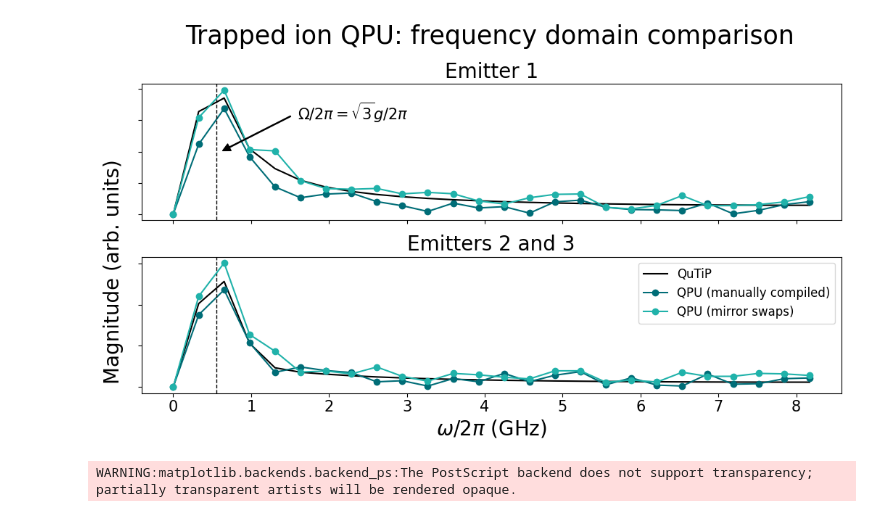
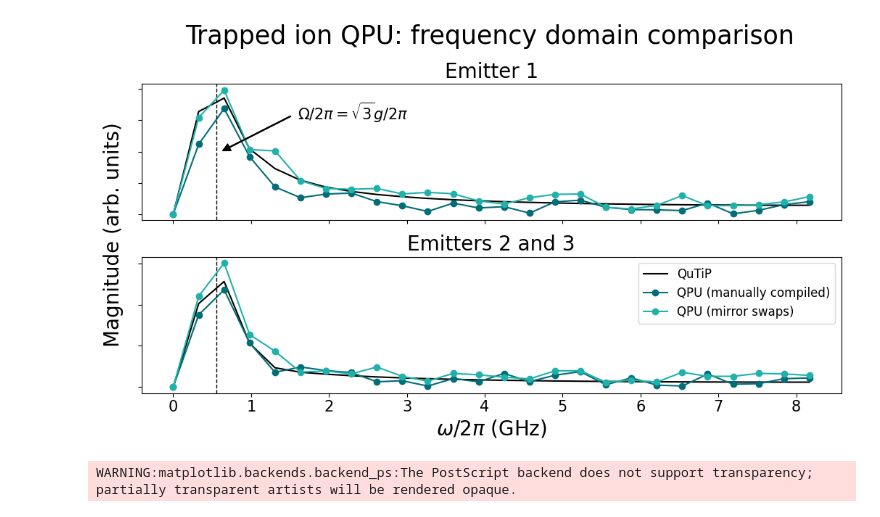
Before and after one commit to radulaski/CQED_quantum_simulation, a Jupyter notebook: notebooks/QSCOUT_fourier.ipynb, the cells around one changed output. Drawn from its saved outputs; the diff is of its cells as text; code cells hidden in the pictures.

```diff
--- a/notebooks/QSCOUT_fourier.ipynb
+++ b/notebooks/QSCOUT_fourier.ipynb
@@ -97,35 +97,35 @@ axes[0].plot(freqs, em1_fft_nox, label="QPU (mirror swaps)", marker='o', color='
 
 em23_fft_nox = np.abs(np.fft.rfft(mirror_results["avg_0100_0010"] - mirror_results["avg_0100_0010"].mean(), n))
 axes[1].plot(freqs, em23_fft_nox, label="QPU (mirror swaps)", marker='o', color='#20b2aa')
 
 
 axes[1].set_xlabel(r"$\omega / 2\pi$ (GHz)", fontsize=20)
 
 
 ##
-fig.text(-0.04, 0.45, "Magnitude (arb. units)", transform=axes[0].transAxes,
+fig.text(-0.04, 0.72, "Magnitude (arb. units)", transform=axes[0].transAxes,
         ha='center', va='top', fontsize=20, rotation=90)
 ##
 axes[0].annotate(
     r'$\Omega/2\pi = \sqrt{3}g/2\pi$', # the text of the annotation
     fontsize=15,
     xy=(rabi_freq + 0.06, 2),       # the point (x,y) to annotate
     xytext=(1.6, 3),   # the position of the text (x,y)
     arrowprops=dict(
         arrowstyle="simple, tail_width=0.05, head_width=.5, head_length=.5",
         connectionstyle="arc3",  # connection style
         facecolor='black',
         relpos=(-0.05, 0.4),
     )
 )
 ##
 
 fig.suptitle("Trapped ion QPU: frequency domain comparison", fontsize=25)
 plt.legend(fontsize=12)
 plt.tight_layout()
 fig.show()
 # %% [output]
-[figure, old version]
+[figure, new version]
 # %%
 fig.savefig("../figures/QSCOUT_fourier.eps")
 # %% [output]
```
Also changed, not shown: 3 other files.
